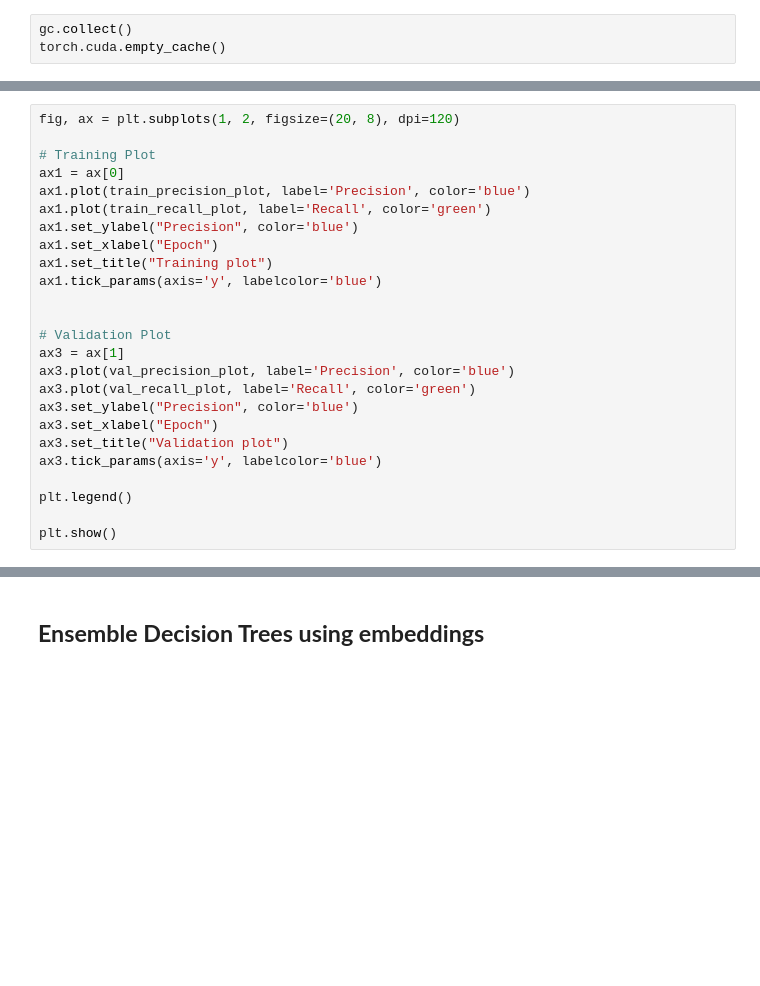
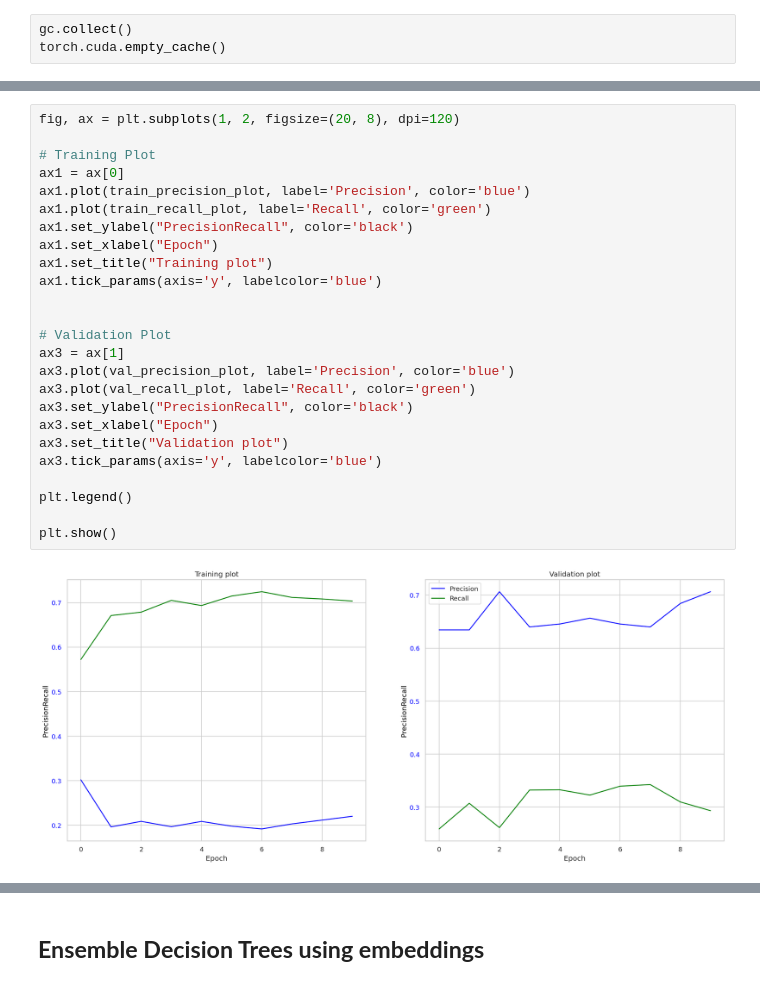
Before and after one commit to jiuyuanx/Application-of-NLP-and-LLM, a Jupyter notebook: A3-HateSpeech-Classification-BertEmbeddings/HateSpeech_Bert_Finetune.ipynb, the cells around one changed output, grey strips where cells are left out. Saved outputs shown, nothing was run; the diff lists cells and outputs as text; blank space fills up the shorter version.

```diff
--- a/A3-HateSpeech-Classification-BertEmbeddings/HateSpeech_Bert_Finetune.ipynb
+++ b/A3-HateSpeech-Classification-BertEmbeddings/HateSpeech_Bert_Finetune.ipynb
@@ -652,27 +660,29 @@ plt.show()
 # %%
 fig, ax = plt.subplots(1, 2, figsize=(20, 8), dpi=120)
 
 # Training Plot
 ax1 = ax[0]
 ax1.plot(train_precision_plot, label='Precision', color='blue')
 ax1.plot(train_recall_plot, label='Recall', color='green')
-ax1.set_ylabel("Precision", color='blue')
+ax1.set_ylabel("PrecisionRecall", color='black')
 ax1.set_xlabel("Epoch")
 ax1.set_title("Training plot")
 ax1.tick_params(axis='y', labelcolor='blue')
 
 
 # Validation Plot
 ax3 = ax[1]
 ax3.plot(val_precision_plot, label='Precision', color='blue')
 ax3.plot(val_recall_plot, label='Recall', color='green')
-ax3.set_ylabel("Precision", color='blue')
+ax3.set_ylabel("PrecisionRecall", color='black')
 ax3.set_xlabel("Epoch")
 ax3.set_title("Validation plot")
 ax3.tick_params(axis='y', labelcolor='blue')
 
 plt.legend()
 
 plt.show()
+# %% [output]
+[figure, added]
 # %%
 np.unique(y_test, return_counts=True)
```
Also changed, not shown: parts of 13 cells of this notebook.
